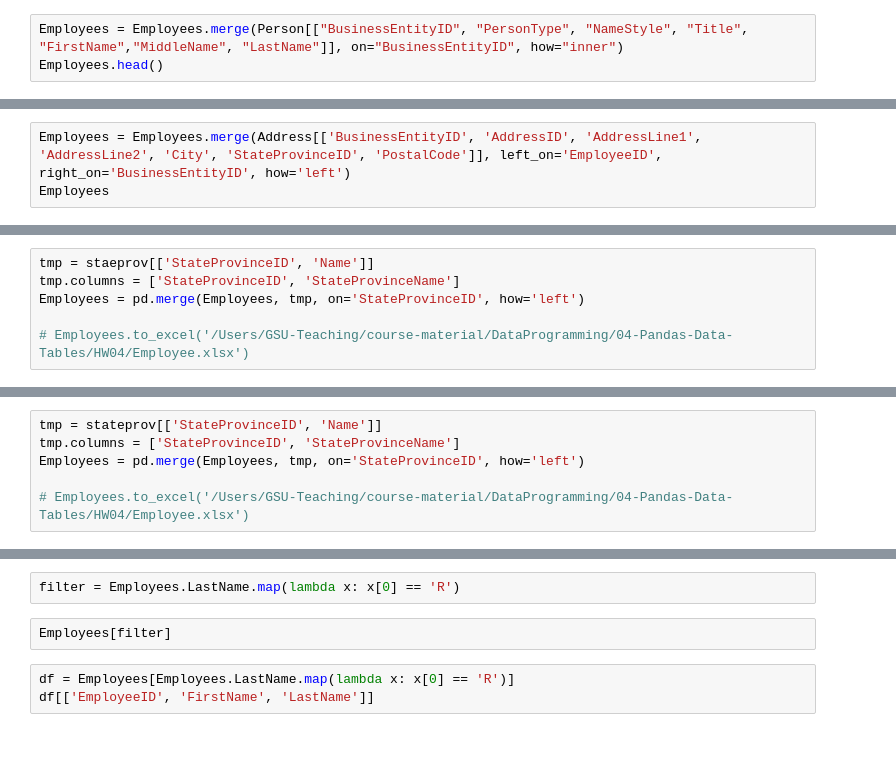
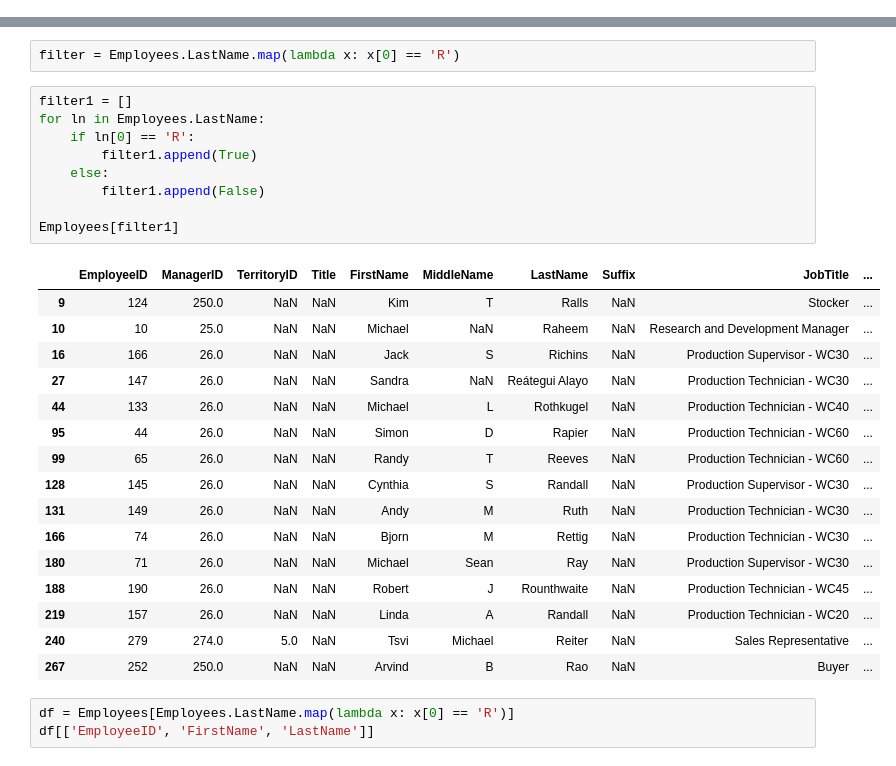
Before and after one commit to peterbengkui/DataProgramming, a Jupyter notebook: 04-Pandas-Data-Tables/PandasExercise_solution.ipynb, the cells around one changed output, grey strips where cells are left out. Saved outputs shown, nothing was run; the diff lists cells and outputs as text.

```diff
--- a/04-Pandas-Data-Tables/PandasExercise_solution.ipynb
+++ b/04-Pandas-Data-Tables/PandasExercise_solution.ipynb
@@ -52,3 +18,0 @@ Employees.head()
-# %%
-Employees = Employees.merge(Person[["BusinessEntityID", "PersonType", "NameStyle", "Title", "FirstName","MiddleName", "LastName"]], on="BusinessEntityID", how="inner")
-Employees.head()
@@ -76,3 +18,0 @@ Index(['AddressID', 'AddressLine1', 'AddressLine2', 'City', 'StateProvinceID',
-# %%
-Employees = Employees.merge(Address[['BusinessEntityID', 'AddressID', 'AddressLine1', 'AddressLine2', 'City', 'StateProvinceID', 'PostalCode']], left_on='EmployeeID',  right_on='BusinessEntityID', how='left')
-Employees
@@ -122,6 +18,0 @@ stateprov
-# %%
-tmp = staeprov[['StateProvinceID', 'Name']]
-tmp.columns = ['StateProvinceID', 'StateProvinceName']
-Employees = pd.merge(Employees, tmp, on='StateProvinceID', how='left')
-
-# Employees.to_excel('/Users/GSU-Teaching/course-material/DataProgramming/04-Pandas-Data-Tables/HW04/Employee.xlsx')
@@ -130,6 +18,0 @@ NameError: name 'staeprov' is not defined
-# %%
-tmp = stateprov[['StateProvinceID', 'Name']]
-tmp.columns = ['StateProvinceID', 'StateProvinceName']
-Employees = pd.merge(Employees, tmp, on='StateProvinceID', how='left')
-
-# Employees.to_excel('/Users/GSU-Teaching/course-material/DataProgramming/04-Pandas-Data-Tables/HW04/Employee.xlsx')
@@ -165,8 +34,32 @@ SELECT e.EmployeeID, e.FirstName, e.LastName FROM dbo.Employees AS e
 	WHERE e.LastName LIKE 'R%';
 # %%
 filter = Employees.LastName.map(lambda x: x[0] == 'R')
-# %%
-Employees[filter]
+# %%
+filter1 = []
+for ln in Employees.LastName:
+    if ln[0] == 'R':
+        filter1.append(True)
+    else:
+        filter1.append(False)
+
+Employees[filter1]
+# %% [output]
+|  | EmployeeID | ManagerID | TerritoryID | Title | FirstName | MiddleName | LastName | Suffix | JobTitle | ... |
+| 9 | 124 | 250.0 | NaN | NaN | Kim | T | Ralls | NaN | Stocker | ... |
+| 10 | 10 | 25.0 | NaN | NaN | Michael | NaN | Raheem | NaN | Research and Development Manager | ... |
+| 16 | 166 | 26.0 | NaN | NaN | Jack | S | Richins | NaN | Production Supervisor - WC30 | ... |
+| 27 | 147 | 26.0 | NaN | NaN | Sandra | NaN | Reátegui Alayo | NaN | Production Technician - WC30 | ... |
+| 44 | 133 | 26.0 | NaN | NaN | Michael | L | Rothkugel | NaN | Production Technician - WC40 | ... |
+| 95 | 44 | 26.0 | NaN | NaN | Simon | D | Rapier | NaN | Production Technician - WC60 | ... |
+| 99 | 65 | 26.0 | NaN | NaN | Randy | T | Reeves | NaN | Production Technician - WC60 | ... |
+| 128 | 145 | 26.0 | NaN | NaN | Cynthia | S | Randall | NaN | Production Supervisor - WC30 | ... |
+| 131 | 149 | 26.0 | NaN | NaN | Andy | M | Ruth | NaN | Production Technician - WC30 | ... |
+| 166 | 74 | 26.0 | NaN | NaN | Bjorn | M | Rettig | NaN | Production Technician - WC30 | ... |
+| 180 | 71 | 26.0 | NaN | NaN | Michael | Sean | Ray | NaN | Production Supervisor - WC30 | ... |
+| 188 | 190 | 26.0 | NaN | NaN | Robert | J | Rounthwaite | NaN | Production Technician - WC45 | ... |
+| 219 | 157 | 26.0 | NaN | NaN | Linda | A | Randall | NaN | Production Technician - WC20 | ... |
+| 240 | 279 | 274.0 | 5.0 | NaN | Tsvi | Michael | Reiter | NaN | Sales Representative | ... |
+| 267 | 252 | 250.0 | NaN | NaN | Arvind | B | Rao | NaN | Buyer | ... |
 # %%
 df = Employees[Employees.LastName.map(lambda x: x[0] == 'R')]
 df[['EmployeeID', 'FirstName', 'LastName']]
```
Also changed, not shown: parts of 26 cells of this notebook, 2 other files.
